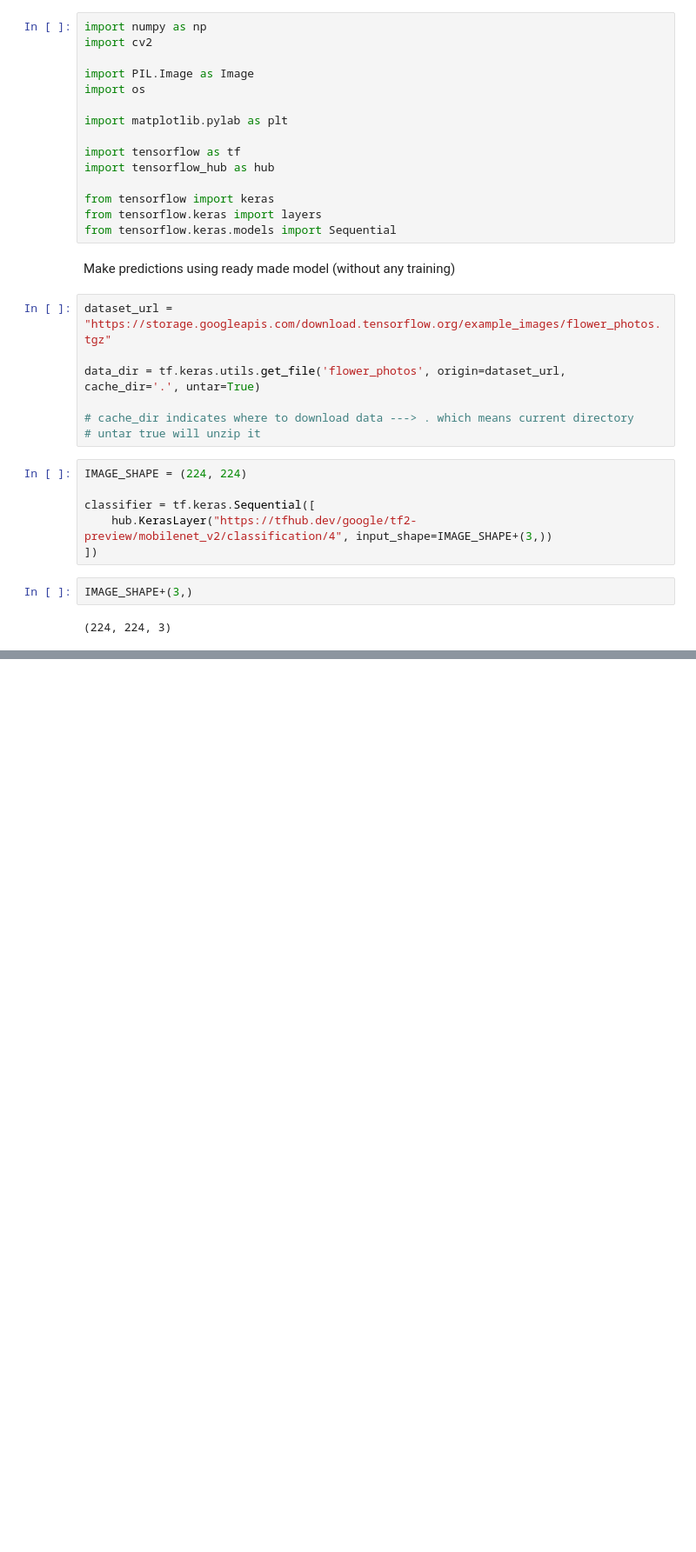
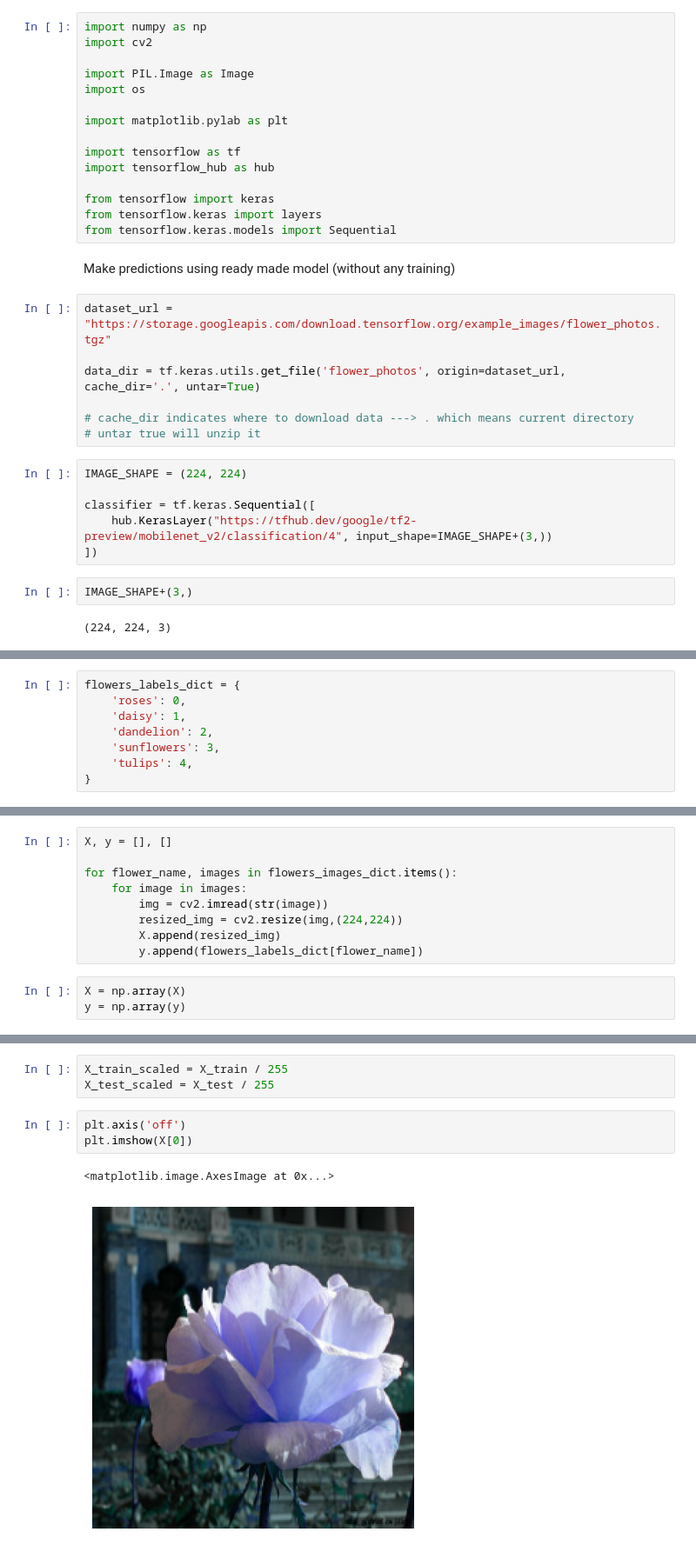
Before and after one commit to UmaGhildiyal/Deep_Neural_Networks_YT, a Jupyter notebook: 15_transfer_learning.ipynb, the cells around one changed output, grey strips where cells are left out. Shown at 87% size. Cells and saved outputs as stored; diff of their text form; blank space fills up the shorter version.

```diff
--- a/15_transfer_learning.ipynb
+++ b/15_transfer_learning.ipynb
@@ -56,0 +160,8 @@ gold_fish
+# %%
+flowers_labels_dict = {
+    'roses': 0,
+    'daisy': 1,
+    'dandelion': 2,
+    'sunflowers': 3,
+    'tulips': 4,
+}
@@ -56,0 +179,12 @@ gold_fish
+# %%
+X, y = [], []
+
+for flower_name, images in flowers_images_dict.items():
+    for image in images:
+        img = cv2.imread(str(image))
+        resized_img = cv2.resize(img,(224,224))
+        X.append(resized_img)
+        y.append(flowers_labels_dict[flower_name])
+# %%
+X = np.array(X)
+y = np.array(y)
@@ -56,0 +198,9 @@ gold_fish
+# %%
+X_train_scaled = X_train / 255
+X_test_scaled = X_test / 255
+# %%
+plt.axis('off')
+plt.imshow(X[0])
+# %% [output]
+<matplotlib.image.AxesImage at 0x...>
+[figure, added]
```
Also changed, not shown: parts of 37 cells of this notebook.
